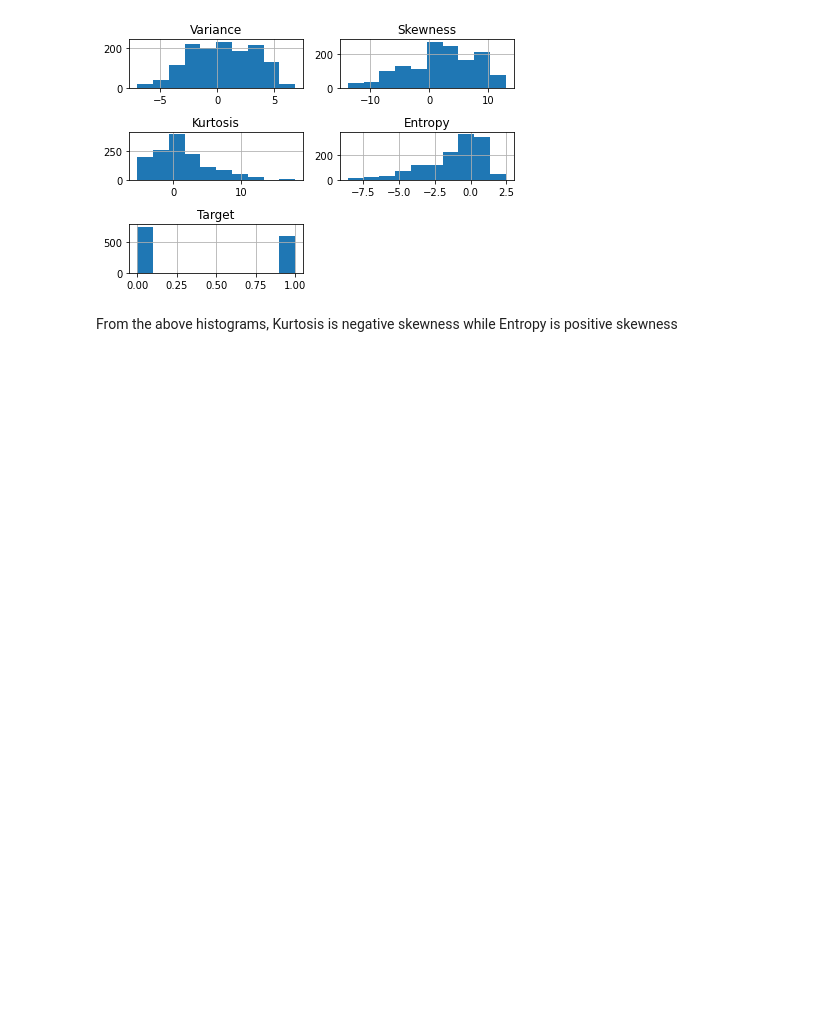
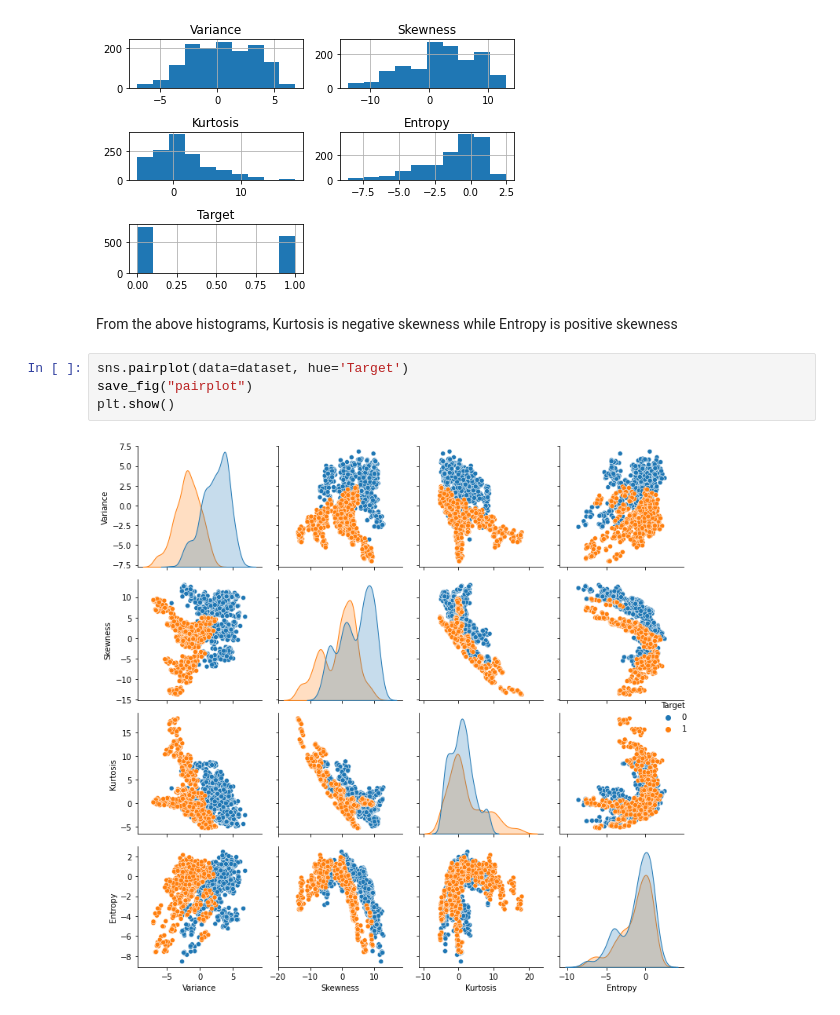
Before and after one commit to AiJared/Data-Science-2-Banknote-Authentication, a Jupyter notebook: Banknote Authentication.ipynb, the cells around one changed output. Drawn from its saved outputs; the diff is of its cells as text; blank space fills up the shorter version.

Commit message:
plotted a pair plot

```diff
--- a/Banknote Authentication.ipynb
+++ b/Banknote Authentication.ipynb
@@ -165,3 +165,9 @@ plt.show()
 [figure]
 # %% [markdown]
 From the above histograms, Kurtosis is negative skewness while Entropy is positive skewness
+# %%
+sns.pairplot(data=dataset, hue='Target')
+save_fig("pairplot")
+plt.show()
+# %% [output]
+[figure, added]
```
Also changed, not shown: 1 other file.
